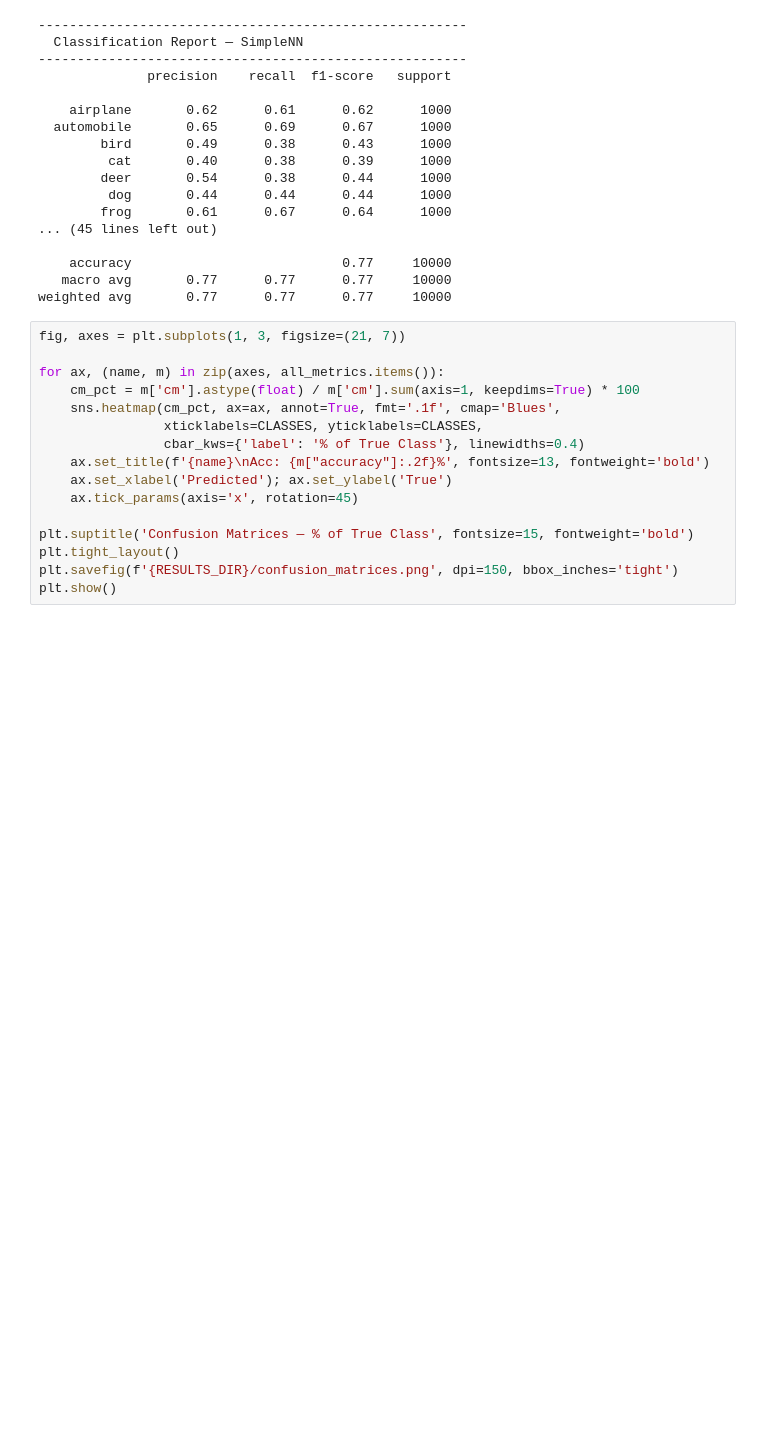
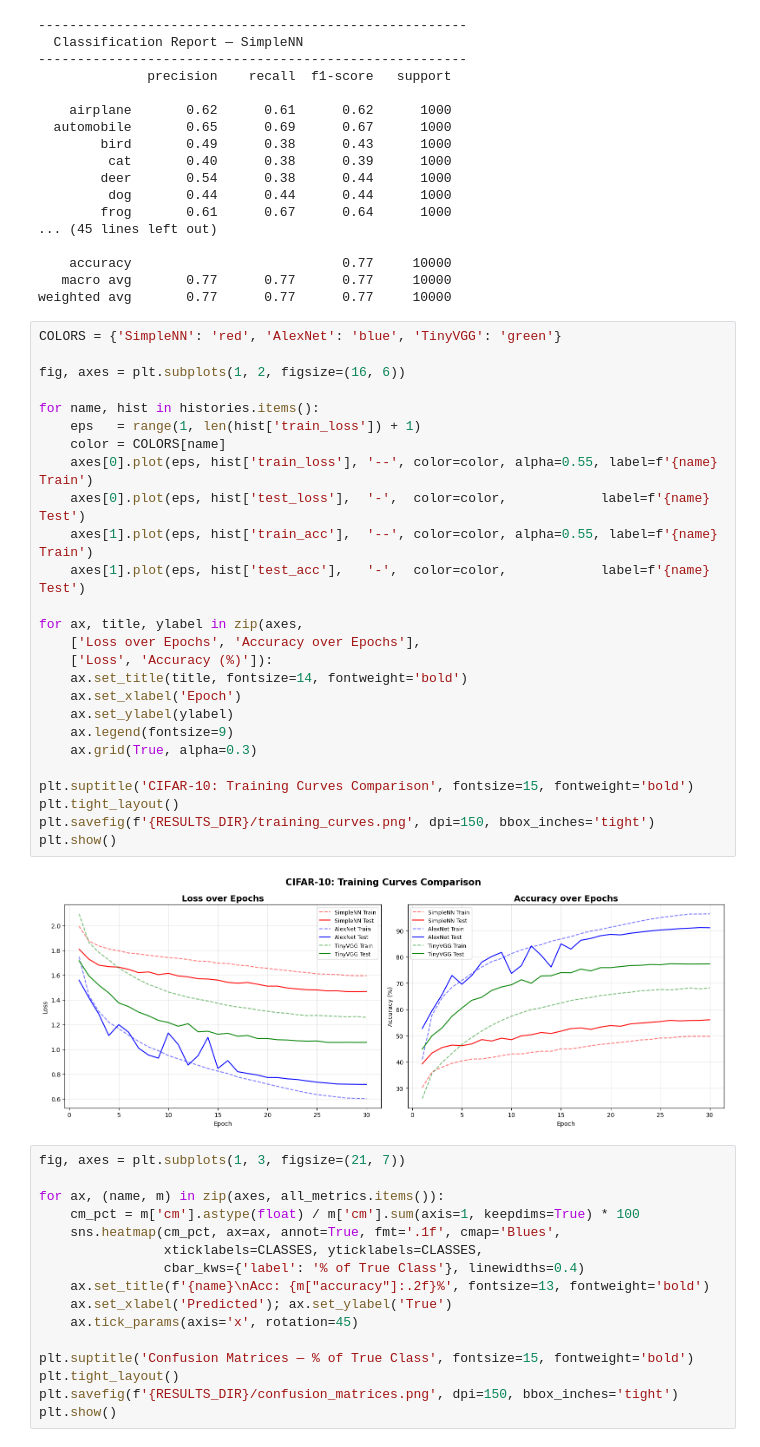
Before and after one commit to kx-kozy/AI_LAB, a Jupyter notebook: lab4_project/CNN.ipynb, the cells around one changed output. Drawn from its saved outputs; the diff is of its cells as text; blank space fills up the shorter version.

```diff
--- a/lab4_project/CNN.ipynb
+++ b/lab4_project/CNN.ipynb
@@ -524,6 +528,34 @@ for name, m in all_metrics.items():
     accuracy                           0.77     10000
    macro avg       0.77      0.77      0.77     10000
 weighted avg       0.77      0.77      0.77     10000
+# %%
+COLORS = {'SimpleNN': 'red', 'AlexNet': 'blue', 'TinyVGG': 'green'}
+
+fig, axes = plt.subplots(1, 2, figsize=(16, 6))
+
+for name, hist in histories.items():
+    eps   = range(1, len(hist['train_loss']) + 1)
+    color = COLORS[name]
+    axes[0].plot(eps, hist['train_loss'], '--', color=color, alpha=0.55, label=f'{name} Train')
+    axes[0].plot(eps, hist['test_loss'],  '-',  color=color,            label=f'{name} Test')
+    axes[1].plot(eps, hist['train_acc'],  '--', color=color, alpha=0.55, label=f'{name} Train')
+    axes[1].plot(eps, hist['test_acc'],   '-',  color=color,            label=f'{name} Test')
+
+for ax, title, ylabel in zip(axes,
+    ['Loss over Epochs', 'Accuracy over Epochs'],
+    ['Loss', 'Accuracy (%)']):
+    ax.set_title(title, fontsize=14, fontweight='bold')
+    ax.set_xlabel('Epoch')
+    ax.set_ylabel(ylabel)
+    ax.legend(fontsize=9)
+    ax.grid(True, alpha=0.3)
+
+plt.suptitle('CIFAR-10: Training Curves Comparison', fontsize=15, fontweight='bold')
+plt.tight_layout()
+plt.savefig(f'{RESULTS_DIR}/training_curves.png', dpi=150, bbox_inches='tight')
+plt.show()
+# %% [output]
+[figure, added]
 # %%
 fig, axes = plt.subplots(1, 3, figsize=(21, 7))
 
```
Also changed, not shown: parts of 4 cells of this notebook.
